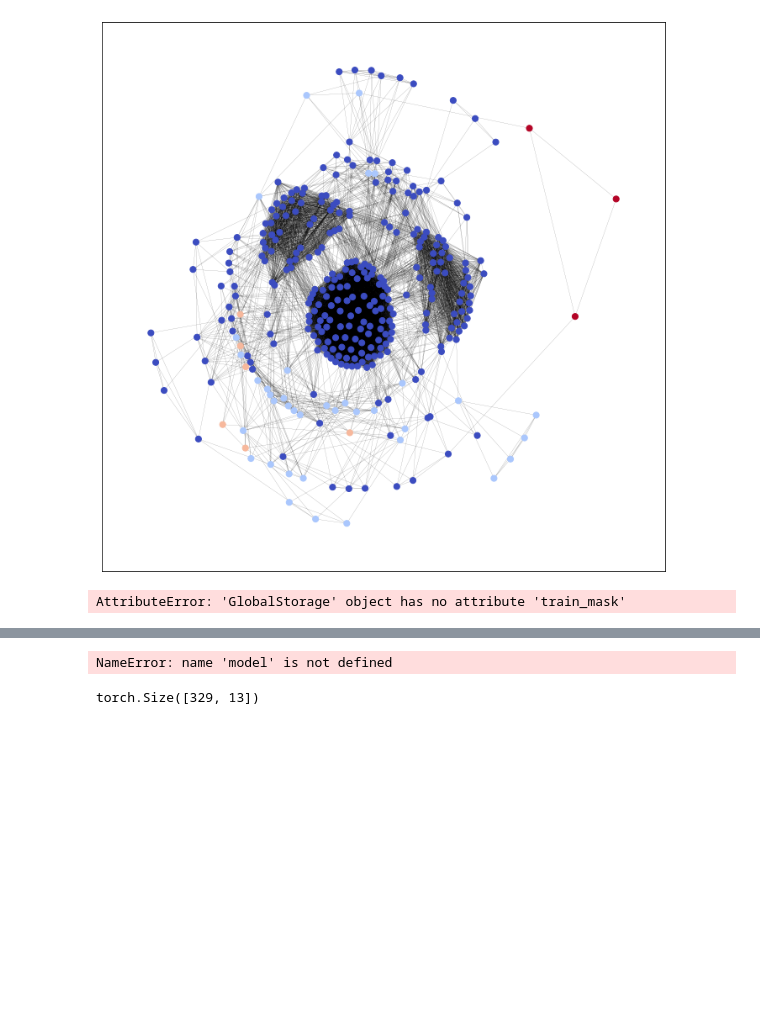
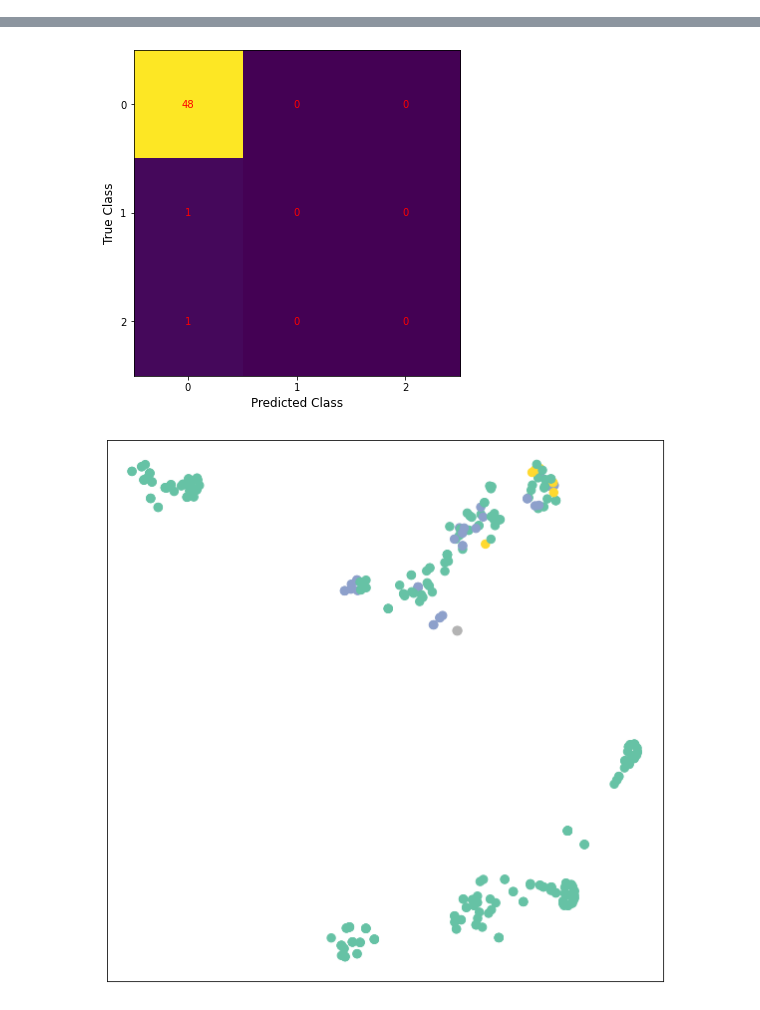
Before and after one commit to luke-scot/emissions-tracking, a Jupyter notebook: notebooks/graphs/graph_run.ipynb, the cells around one changed output, grey strips where cells are left out. Drawn from its saved outputs; the diff is of its cells as text; code cells hidden in the pictures; blank space fills up the shorter version.

```diff
--- a/notebooks/graphs/graph_run.ipynb
+++ b/notebooks/graphs/graph_run.ipynb
@@ -64,0 +72,20 @@ def draw_pyg_graph(data, node_size=50, width=0.1, cmap=plt.cm.coolwarm):
+# %%
+# %%writefile scripts/graph_run.py
+
+import sys
+sys.path.insert(0, '../')
+import functions.graph_utilities as gu
+import functions.node_classification as nc
+
+import pandas as pd
+from torch_geometric.transforms import RandomNodeSplit
+
+# Import data
+data = pd.read_csv("C:/Users\lukec\OneDrive - University of Cambridge\PhD\Data\Aggregate/US_2019.csv",
+                   low_memory=False).dropna(subset='CO2e')
+
+# Build graph
+graph = gu.build(data, ['PRODUCT','SITE'], y_col='CO2e', bins=6, complete_only=True)
+
+# Draw graph
+gu.draw_pyg_graph(graph)
@@ -125,26 +181,14 @@ def run(data, model, optimizer, verbose=True):
-# %%
-# %%writefile scripts/graph_run.py
-
-import pandas as pd
-from torch_geometric.transforms import RandomNodeSplit
-
-# Build graph
-data = pd.read_csv("C:/Users\lukec\OneDrive - University of Cambridge\PhD\Data\Aggregate/US_2019.csv", low_memory=False).dropna(subset='CO2e')
-graph = build(data, ['PRODUCT','SITE'], y_col='CO2e', bins=6)
-
-draw_pyg_graph(graph)
-# %% [output]
-[figure, removed]
-# %%
-graph.train_mask
-# %% [output]
-AttributeError: 'GlobalStorage' object has no attribute 'train_mask'
 # %%
-# Run classification
+from importlib import reload
+reload(nc), reload(gu)
+
+# Build graph
+graph = gu.build(data, ['PRODUCT','SITE'], y_col='CO2e', bins=5, complete_only=True)
+
 """Train & evaluate GCN model"""
 input = graph
 RandomNodeSplit('train_rest', num_val=10, num_test=50)(input)
-GCN_model = GCN(input, hidden_channels=30)
+GCN_model = nc.GCN(input, hidden_channels=30)
 optimizer = torch.optim.Adam(GCN_model.parameters(), lr=0.01, weight_decay=5e-4)
-run(input, GCN_model, optimizer)
+nc.run(input, GCN_model, optimizer)
 # %% [output]
@@ -168,11 +212,8 @@ Test Accuracy: 0.7600
+[figure, added]
 # %%
-model.eval()
+GCN_model.eval()
 
-out = model(data.x, data.edge_index)
-visualize(out, color=data.y)
+out = GCN_model(input.x, input.edge_index)
+nc.TSNE_visualize(out, color=input.y)
 # %% [output]
-NameError: name 'model' is not defined
+[figure, added]
-# %%
-input.x.shape
-# %% [output]
-torch.Size([329, 13])
```
Also changed, not shown: parts of 5 cells of this notebook, 3 other files.
